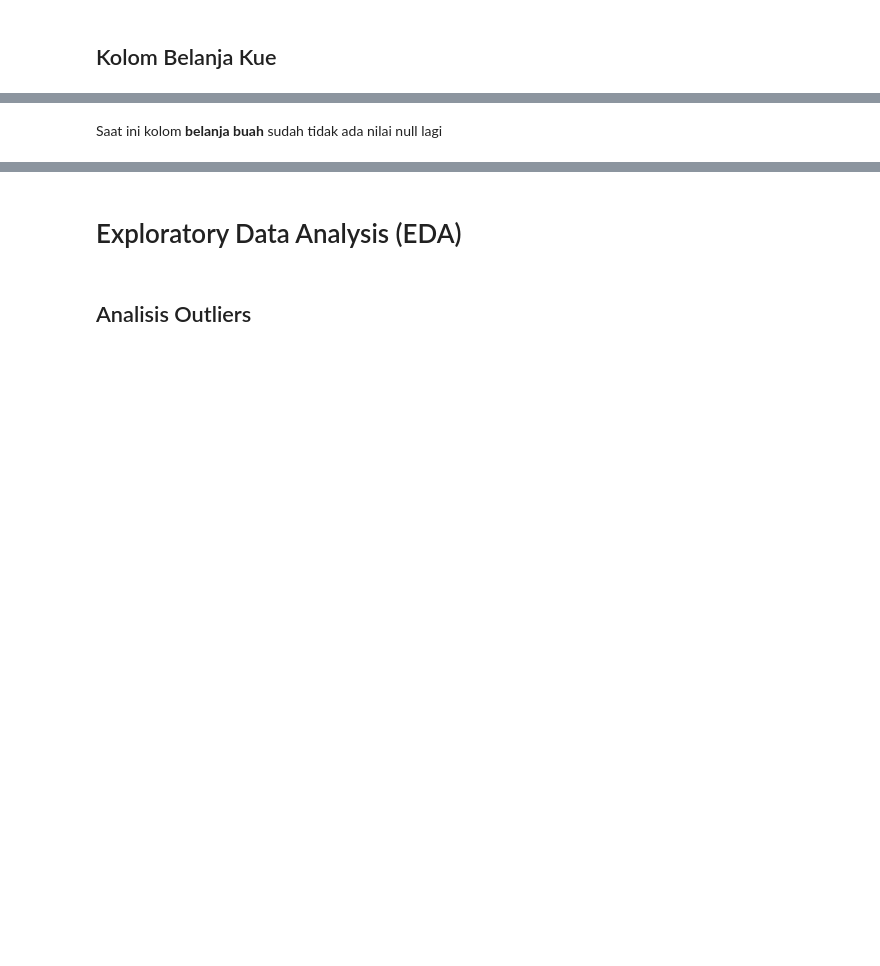
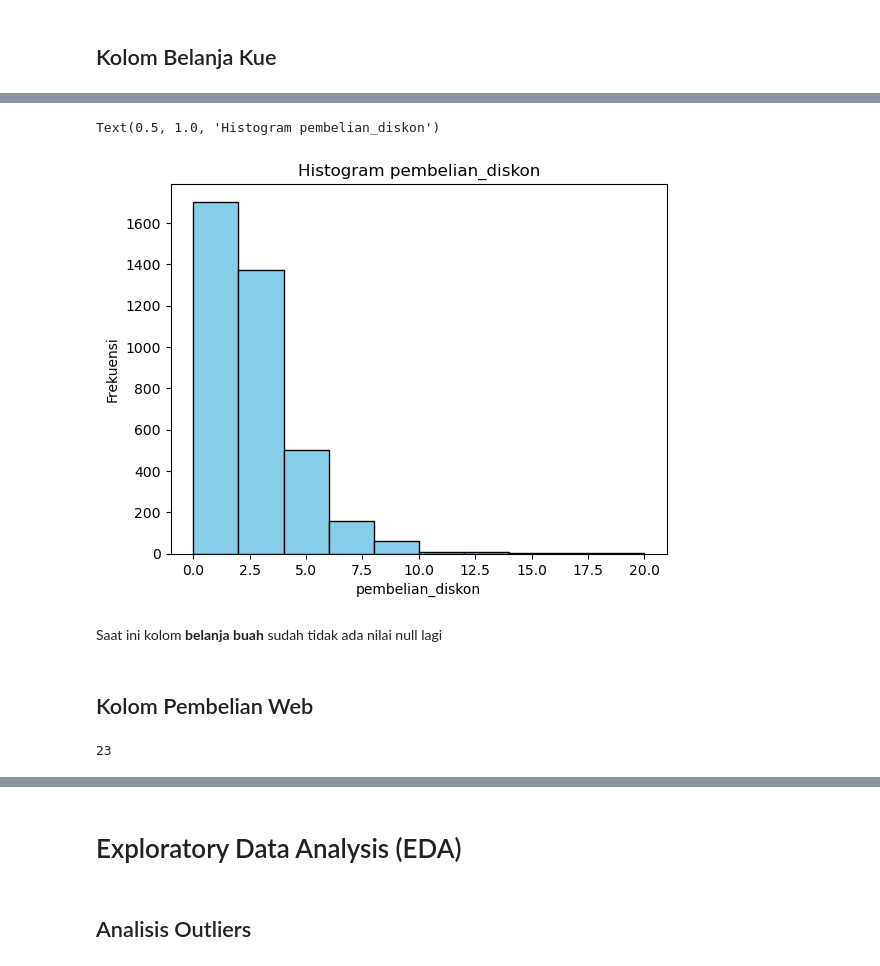
Before and after one commit to AFreborn22/superior_DA, a Jupyter notebook: SUPERIOR.ipynb, the cells around one changed output, grey strips where cells are left out. Saved outputs shown, nothing was run; the diff lists cells and outputs as text; code cells hidden in the pictures; blank space fills up the shorter version.

```diff
--- a/SUPERIOR.ipynb
+++ b/SUPERIOR.ipynb
@@ -358,8 +657,11 @@ plt.show()
 # %%
 # Plot histogram
-plt.hist(trainFeatures['belanja_daging'], bins=10, color='skyblue', edgecolor='black')
+plt.hist(trainFeatures['pembelian_diskon'], bins=10, color='skyblue', edgecolor='black')
 
 # Label sumbu dan judul
-plt.xlabel('Belanja Buah')
+plt.xlabel('pembelian_diskon')
 plt.ylabel('Frekuensi')
-plt.title('Histogram Belanja Buah')
+plt.title('Histogram pembelian_diskon')
+# %% [output]
+Text(0.5, 1.0, 'Histogram pembelian_diskon')
+[figure, added]
@@ -380,2 +668,4 @@ plt.title('Histogram Belanja Buah')
 # %% [markdown]
 Saat ini kolom **belanja buah** sudah tidak ada nilai null lagi
+# %% [markdown]
+## Kolom Pembelian Web
@@ -381,0 +682,12 @@ Saat ini kolom **belanja buah** sudah tidak ada nilai null lagi
+# %%
+Q1 = trainFeatures['pembelian_web'].quantile(0.25)
+Q3 = trainFeatures['pembelian_web'].quantile(0.75)
+IQR = Q3 - Q1
+
+Upper_Fence = Q3 + 1.5 * IQR
+Lower_Fence = Q1 - 1.5 * IQR
+
+outliers = trainFeatures[(trainFeatures['pembelian_web'] < Lower_Fence) | (trainFeatures['pembelian_web'] > Upper_Fence)]['pembelian_web']
+len(outliers)
+# %% [output]
+23
```
Also changed, not shown: parts of 67 cells of this notebook.
